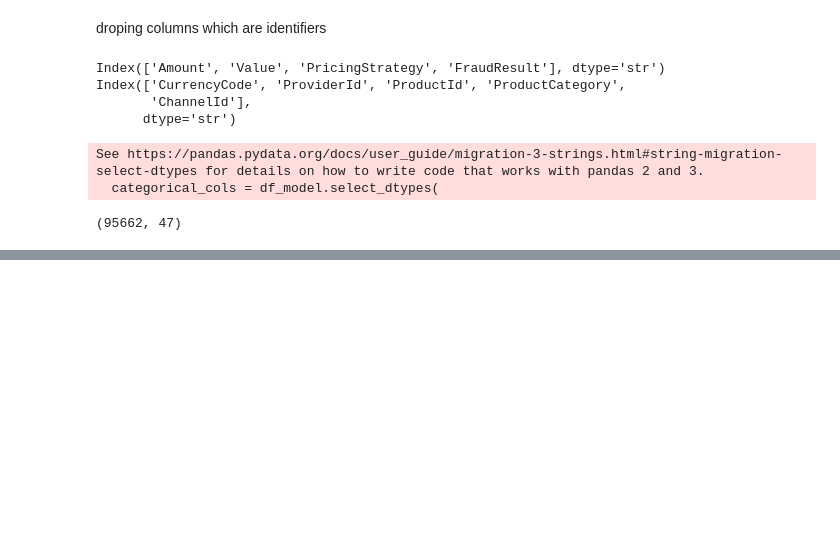
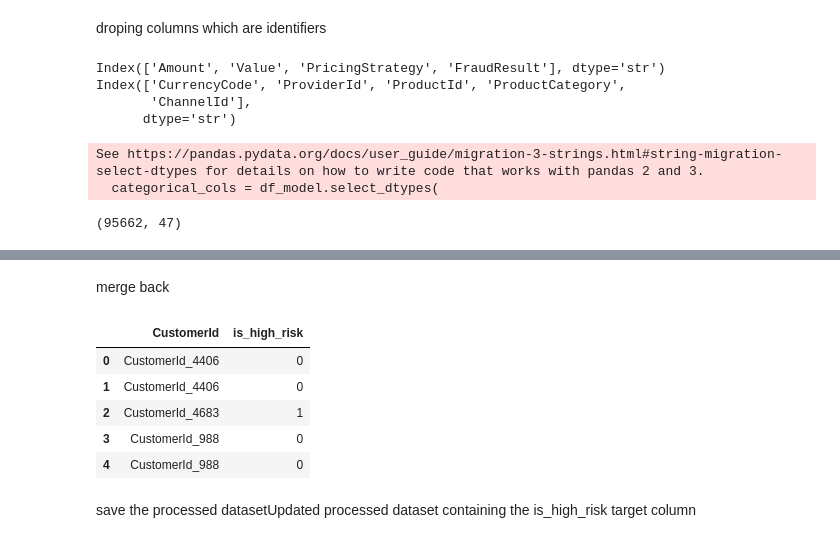
Before and after one commit to Raeyeyoh/Credit-Risk-Model, a Jupyter notebook: notebooks/eda.ipynb, the cells around one changed output, grey strips where cells are left out. Drawn from its saved outputs; the diff is of its cells as text; code cells hidden in the pictures; blank space fills up the shorter version.

```diff
--- a/notebooks/eda.ipynb
+++ b/notebooks/eda.ipynb
@@ -310,0 +384,25 @@ processed_df.to_csv(
+# %% [markdown]
+merge back
+# %%
+df_with_target = df.merge(
+    rfm[
+        [
+            "CustomerId",
+            "is_high_risk"
+        ]
+    ],
+    on="CustomerId",
+    how="left"
+)
+df_with_target[
+    ["CustomerId", "is_high_risk"]
+].head()
+# %% [output]
+|  | CustomerId | is_high_risk |
+| 0 | CustomerId_4406 | 0 |
+| 1 | CustomerId_4406 | 0 |
+| 2 | CustomerId_4683 | 1 |
+| 3 | CustomerId_988 | 0 |
+| 4 | CustomerId_988 | 0 |
+# %% [markdown]
+save the processed datasetUpdated processed dataset containing the is_high_risk target column
```
Also changed, not shown: parts of 13 cells of this notebook, 2 other files.
